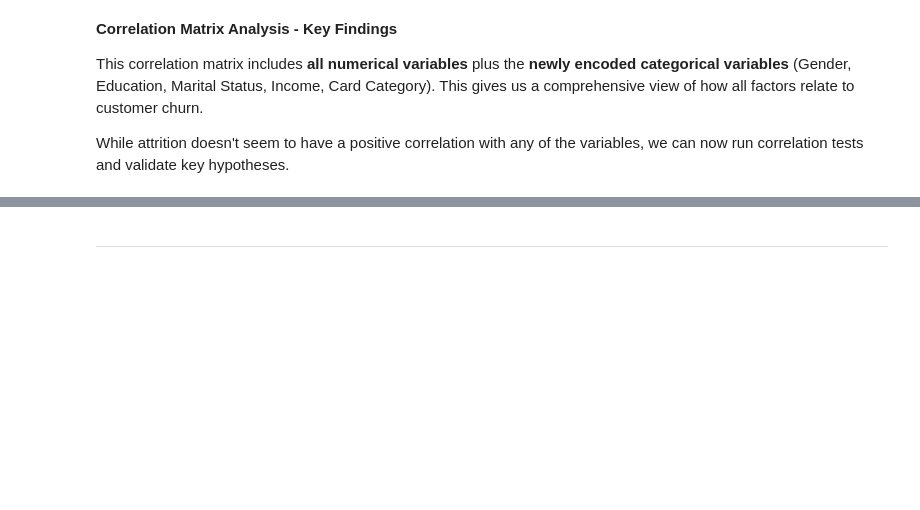
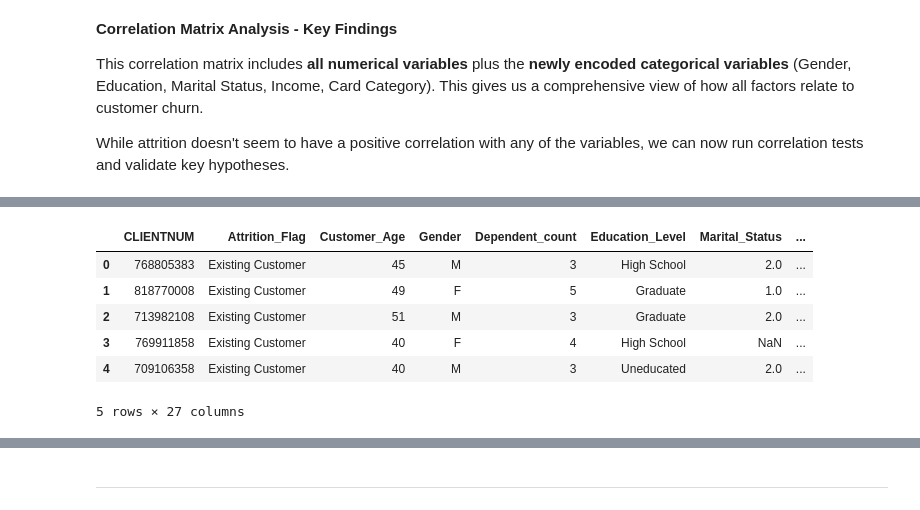
Before and after one commit to Harpreetkh/credit-card-customer-churn-analysis, a Jupyter notebook: jupyter_notebooks/credit-card-churn-analysis_transform.ipynb, the cells around one changed output, grey strips where cells are left out. Drawn from its saved outputs; the diff is of its cells as text; code cells hidden in the pictures; blank space fills up the shorter version.

```diff
--- a/jupyter_notebooks/credit-card-churn-analysis_transform.ipynb
+++ b/jupyter_notebooks/credit-card-churn-analysis_transform.ipynb
@@ -226,0 +271,34 @@ While attrition doesn't seem to have a positive correlation with any of the vari
+# %%
+# Grouped by Marital Status
+marital_grouped = (
+    df.groupby("Marital_Status")["mod_Attrition_Flag"]
+    .agg(['count', 'sum', 'mean']).reset_index()
+    )
+marital_grouped.columns = ["Marital Status", "Total Customers",
+                           "Attrited Customers", "Attrition Rate"]
+
+# Grouped by Education Level
+education_grouped = (
+    df.groupby("mod_Education_Level")["mod_Attrition_Flag"]
+    .agg(['count', 'sum', 'mean']).reset_index()
+    )
+education_grouped.columns = ["Education Level", "Total Customers",
+                             "Attrited Customers", "Attrition Rate"]
+
+# Grouped by Income Category
+income_grouped = (
+    df.groupby("mod_Income_Category")["mod_Attrition_Flag"]
+    .agg(['count', 'sum', 'mean']).reset_index()
+    )
+income_grouped.columns = ["Income Category", "Total Customers",
+                          "Attrited Customers", "Attrition Rate"]
+
+df.head()
+# %% [output]
+|  | CLIENTNUM | Attrition_Flag | Customer_Age | Gender | Dependent_count | Education_Level | Marital_Status | ... |
+| 0 | 768805383 | Existing Customer | 45 | M | 3 | High School | 2.0 | ... |
+| 1 | 818770008 | Existing Customer | 49 | F | 5 | Graduate | 1.0 | ... |
+| 2 | 713982108 | Existing Customer | 51 | M | 3 | Graduate | 2.0 | ... |
+| 3 | 769911858 | Existing Customer | 40 | F | 4 | High School | NaN | ... |
+| 4 | 709106358 | Existing Customer | 40 | M | 3 | Uneducated | 2.0 | ... |
+5 rows × 27 columns
```
Also changed, not shown: parts of 40 cells of this notebook.
